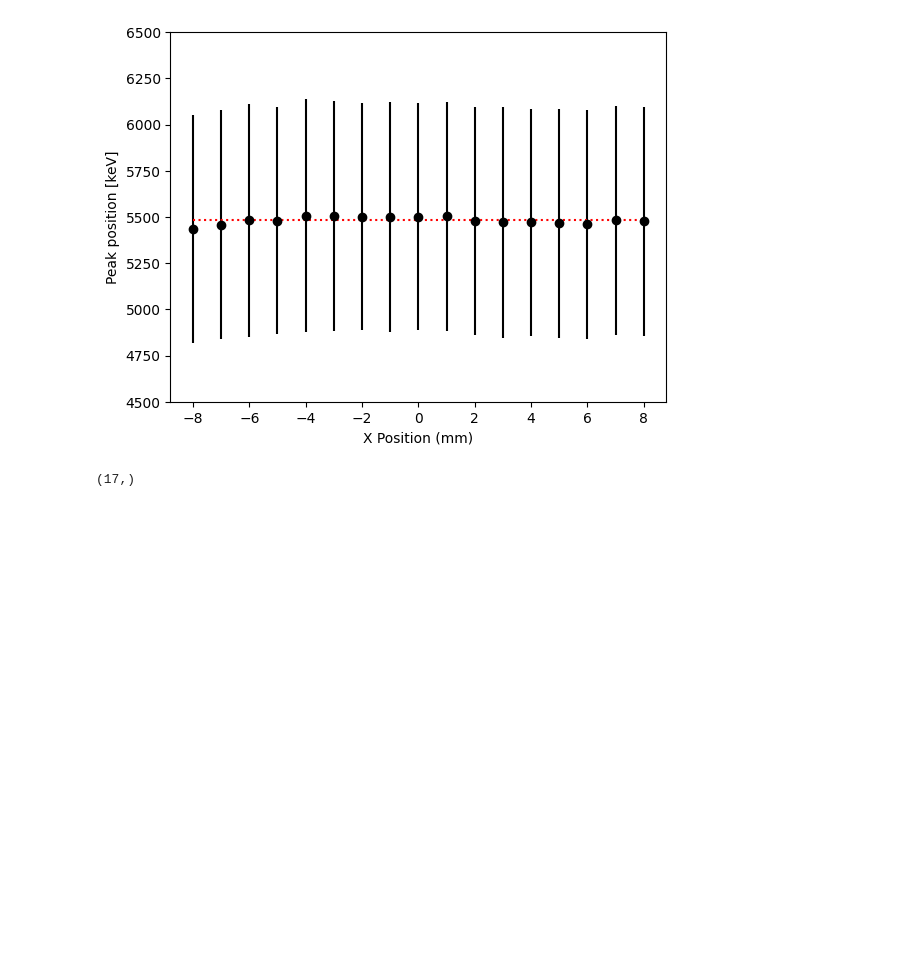
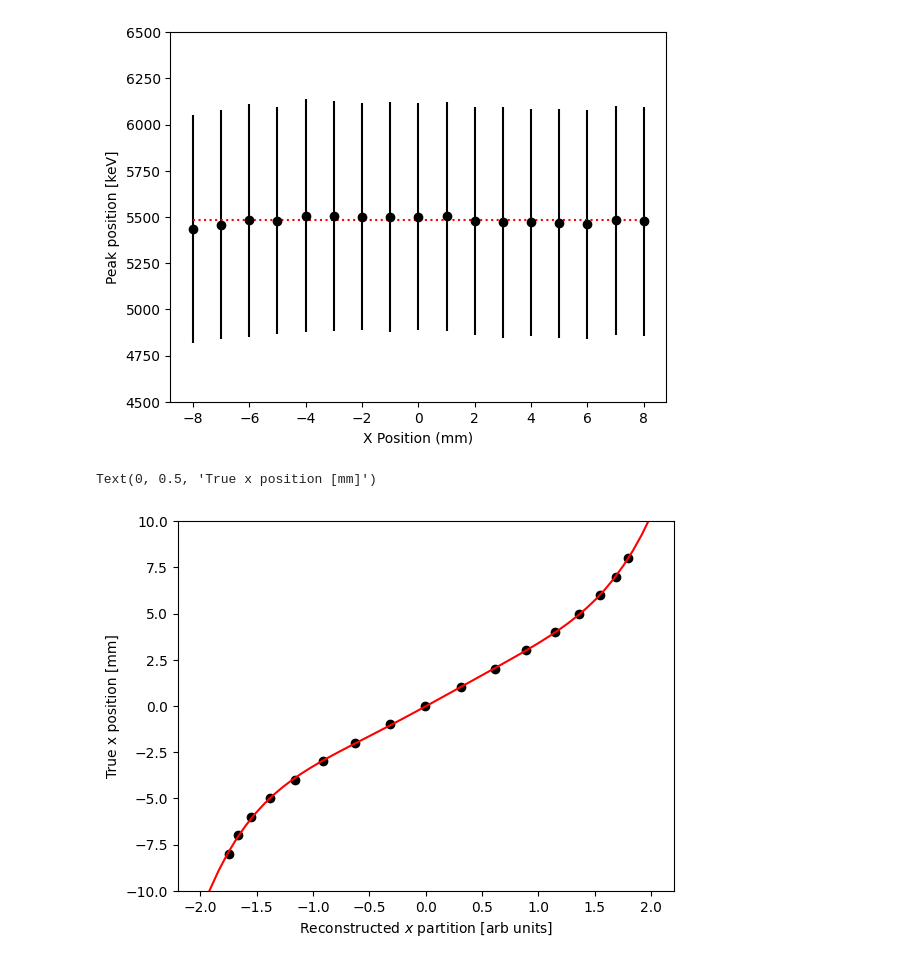
Before and after one commit to Moore-Lab/nanospheres, a Jupyter notebook: SiPMs/analyze_Am241_position_scan.ipynb, the cells around one changed output. Saved outputs shown, nothing was run; the diff lists cells and outputs as text; code cells hidden in the pictures; blank space fills up the shorter version.

```diff
--- a/SiPMs/analyze_Am241_position_scan.ipynb
+++ b/SiPMs/analyze_Am241_position_scan.ipynb
@@ -330,7 +352,16 @@ plt.ylabel("Peak position [keV]")
 # %% [output]
 Text(0, 0.5, 'Peak position [keV]')
 [figure]
-# %%
-np.shape(amp_fit_vals[0])
-# %% [output]
-(17,)
+# %%
+plt.figure()
+plt.plot(x_fit_vals[0], xval_list, 'ko')
+pvals = np.polyfit(x_fit_vals[0], xval_list, 5)
+
+xx = np.linspace(-2, 2)
+plt.plot(xx, np.polyval(pvals, xx), 'r')
+plt.ylim(-10,10)
+plt.xlabel("Reconstructed $x$ partition [arb units]")
+plt.ylabel("True x position [mm]")
+# %% [output]
+Text(0, 0.5, 'True x position [mm]')
+[figure, added]
```
Also changed, not shown: parts of 3 cells of this notebook.
